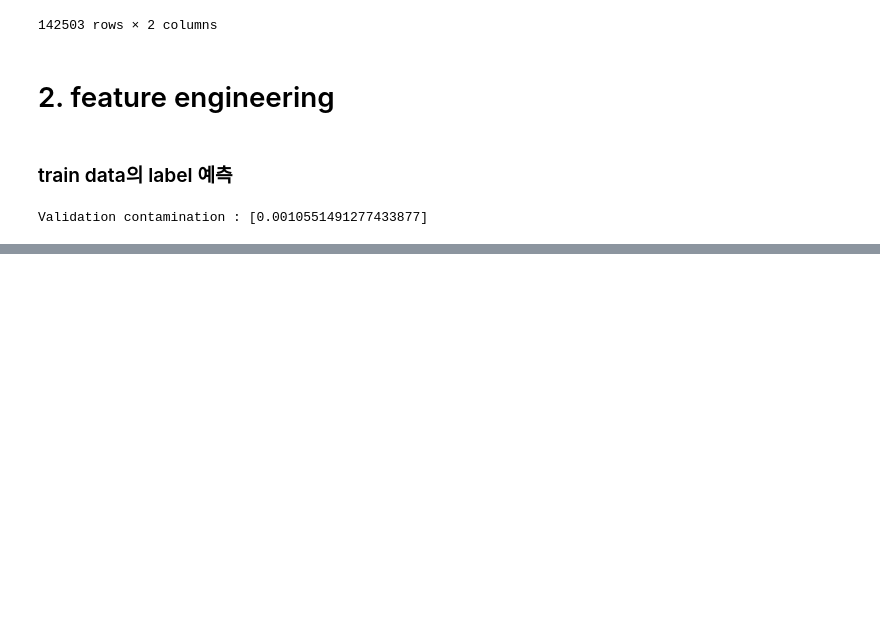
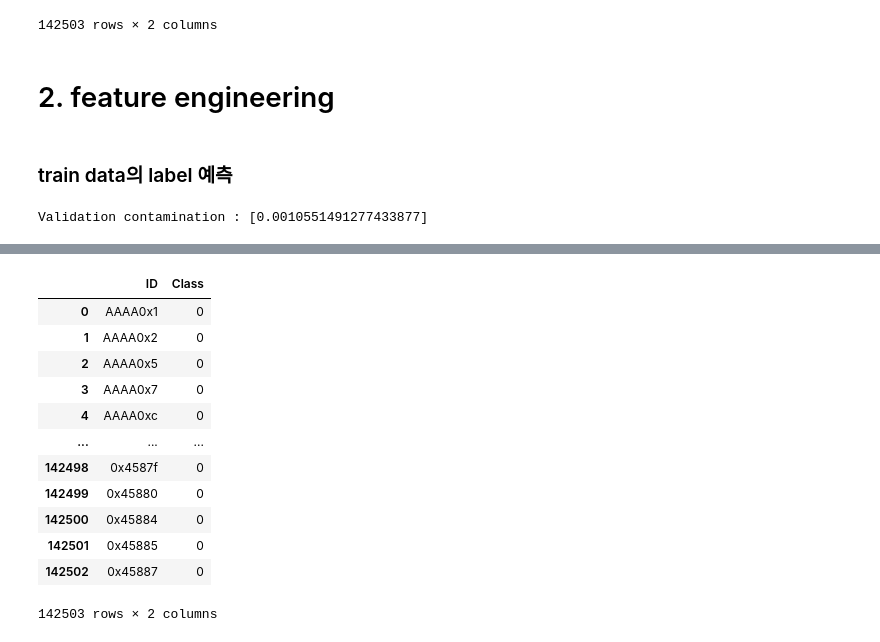
Before and after one commit to Hongbi-Kim/DACON_competition, a Jupyter notebook: 신용카드 사기 거래 탐지 AI 경진대회.ipynb, the cells around one changed output, grey strips where cells are left out. Drawn from its saved outputs; the diff is of its cells as text; code cells hidden in the pictures; blank space fills up the shorter version.

```diff
--- a/신용카드 사기 거래 탐지 AI 경진대회.ipynb
+++ b/신용카드 사기 거래 탐지 AI 경진대회.ipynb
@@ -231,0 +349,4 @@ print('Truncated SVD done')
+# %%
+model_ee = EllipticEnvelope(support_fraction = 0.999,
+                            contamination = val_contamination,
+                            random_state = 42).fit(train_x)
@@ -231,0 +374,4 @@ print('Truncated SVD done')
+# %%
+test_pred_ee = model_ee.predict(test_x) # model prediction
+test_pred_ee = get_pred_label_ee(test_pred_ee)
+sub['Class'] = test_pred_ee
@@ -231,0 +382,9 @@ print('Truncated SVD done')
+# %%
+def get_pred_label_ee(model, x, k):
+    prob = model.score_samples(x)
+    prob = torch.tensor(prob, dtype = torch.float)
+    topk_indices = torch.topk(prob, k=k, largest = False).indices
+
+    pred = torch.zeros(len(x), dtype = torch.long)
+    pred[topk_indices] = 1
+    return pred.tolist(), prob.tolist()
@@ -231,0 +410,18 @@ print('Truncated SVD done')
+# %%
+test_pred_ee, test_prob_ee = get_pred_label_ee(model_ee, test_x, 29)
+sub['Class'] = test_pred_ee
+sub
+# %% [output]
+|  | ID | Class |
+| 0 | AAAA0x1 | 0 |
+| 1 | AAAA0x2 | 0 |
+| 2 | AAAA0x5 | 0 |
+| 3 | AAAA0x7 | 0 |
+| 4 | AAAA0xc | 0 |
+| ... | ... | ... |
+| 142498 | 0x4587f | 0 |
+| 142499 | 0x45880 | 0 |
+| 142500 | 0x45884 | 0 |
+| 142501 | 0x45885 | 0 |
+| 142502 | 0x45887 | 0 |
+142503 rows × 2 columns
```
Also changed, not shown: parts of 33 cells of this notebook.
